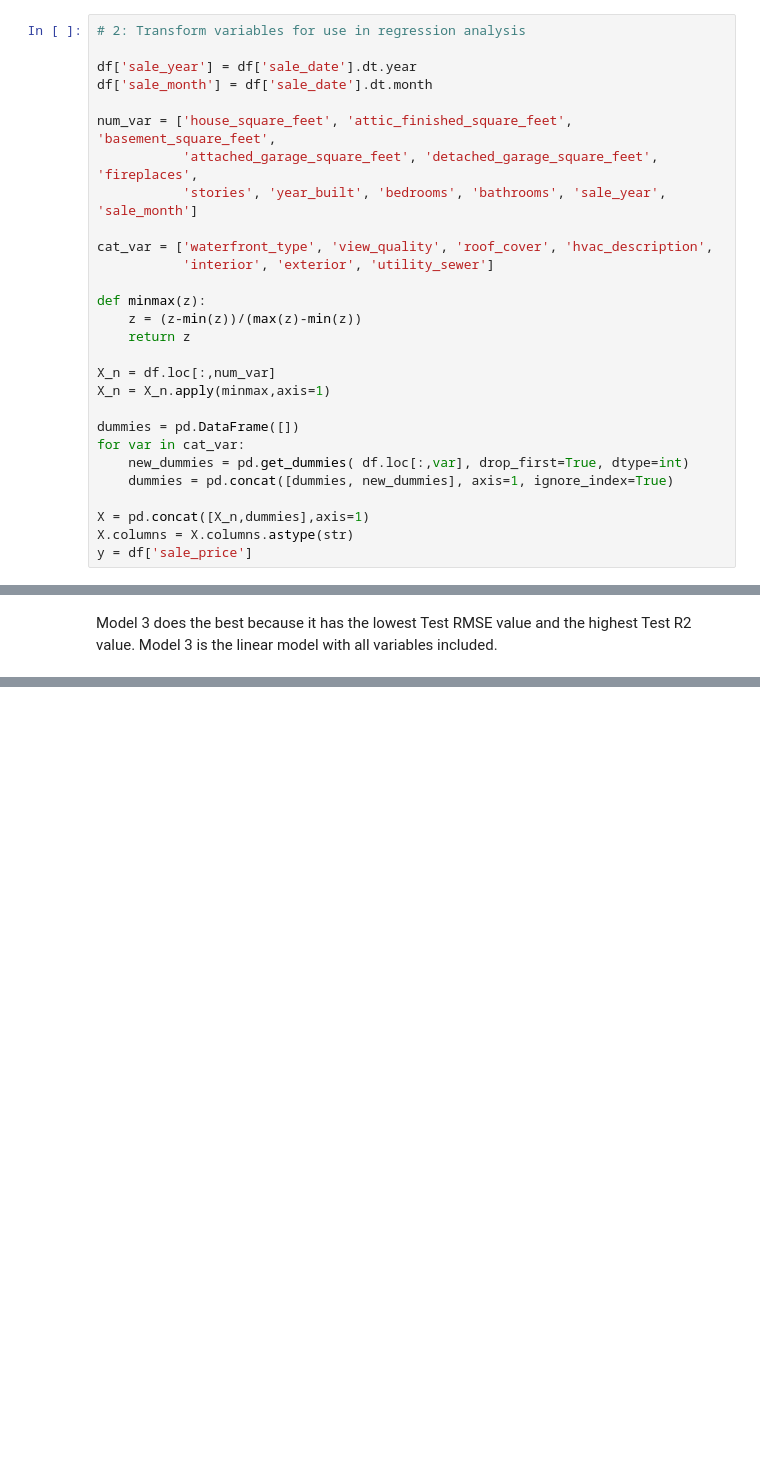
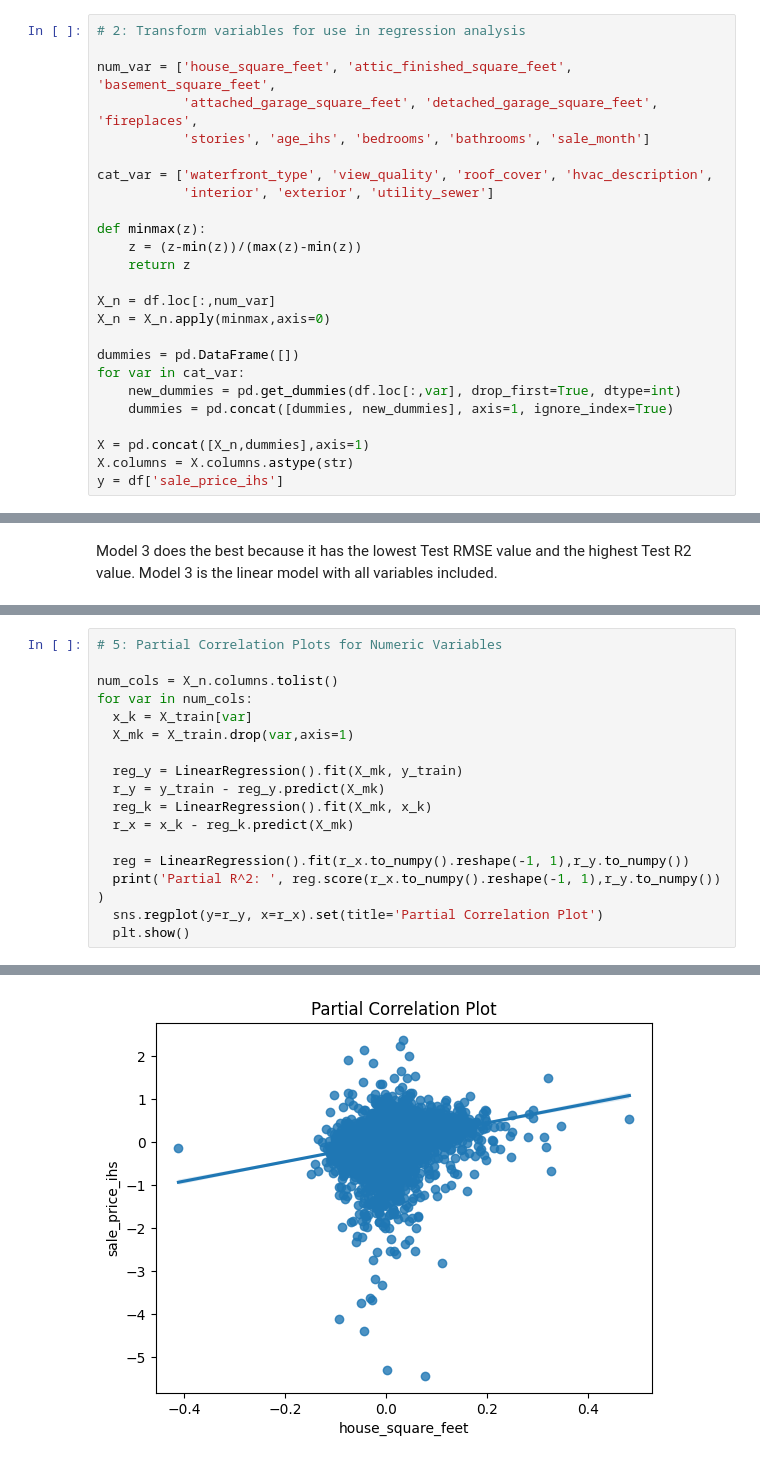
Before and after one commit to siwenliao/linear_models, a Jupyter notebook: lab/lab.ipynb, the cells around one changed output, grey strips where cells are left out. Cells and saved outputs as stored; diff of their text form; blank space fills up the shorter version.

```diff
--- a/lab/lab.ipynb
+++ b/lab/lab.ipynb
@@ -113,12 +152,9 @@ exterior                       object
 # %%
 # 2: Transform variables for use in regression analysis
 
-df['sale_year'] = df['sale_date'].dt.year
-df['sale_month'] = df['sale_date'].dt.month
-
 num_var = ['house_square_feet', 'attic_finished_square_feet', 'basement_square_feet',
            'attached_garage_square_feet', 'detached_garage_square_feet', 'fireplaces',
-           'stories', 'year_built', 'bedrooms', 'bathrooms', 'sale_year', 'sale_month']
+           'stories', 'age_ihs', 'bedrooms', 'bathrooms', 'sale_month']
 
 cat_var = ['waterfront_type', 'view_quality', 'roof_cover', 'hvac_description',
            'interior', 'exterior', 'utility_sewer']
@@ -128,16 +164,16 @@ def minmax(z):
     return z
 
 X_n = df.loc[:,num_var]
-X_n = X_n.apply(minmax,axis=1)
+X_n = X_n.apply(minmax,axis=0)
 
 dummies = pd.DataFrame([])
 for var in cat_var:
-    new_dummies = pd.get_dummies( df.loc[:,var], drop_first=True, dtype=int)
+    new_dummies = pd.get_dummies(df.loc[:,var], drop_first=True, dtype=int)
     dummies = pd.concat([dummies, new_dummies], axis=1, ignore_index=True)
 
 X = pd.concat([X_n,dummies],axis=1)
 X.columns = X.columns.astype(str)
-y = df['sale_price']
+y = df['sale_price_ihs']
 # %%
 # 3: Implement an 80/20 train-test split. Put the test data aside.
 
@@ -195,0 +229,18 @@ Model 3 does the best because it has the lowest Test RMSE value and the highest
+# %%
+# 5: Partial Correlation Plots for Numeric Variables
+
+num_cols = X_n.columns.tolist()
+for var in num_cols:
+  x_k = X_train[var]
+  X_mk = X_train.drop(var,axis=1)
+
+  reg_y = LinearRegression().fit(X_mk, y_train)
+  r_y = y_train - reg_y.predict(X_mk)
+  reg_k = LinearRegression().fit(X_mk, x_k)
+  r_x = x_k - reg_k.predict(X_mk)
+
+  reg = LinearRegression().fit(r_x.to_numpy().reshape(-1, 1),r_y.to_numpy())
+  print('Partial R^2: ', reg.score(r_x.to_numpy().reshape(-1, 1),r_y.to_numpy()) )
+  sns.regplot(y=r_y, x=r_x).set(title='Partial Correlation Plot')
+  plt.show()
+# %% [output]
@@ -195,0 +248 @@ Model 3 does the best because it has the lowest Test RMSE value and the highest
+[figure, added]
```
Also changed, not shown: parts of 8 cells of this notebook.
